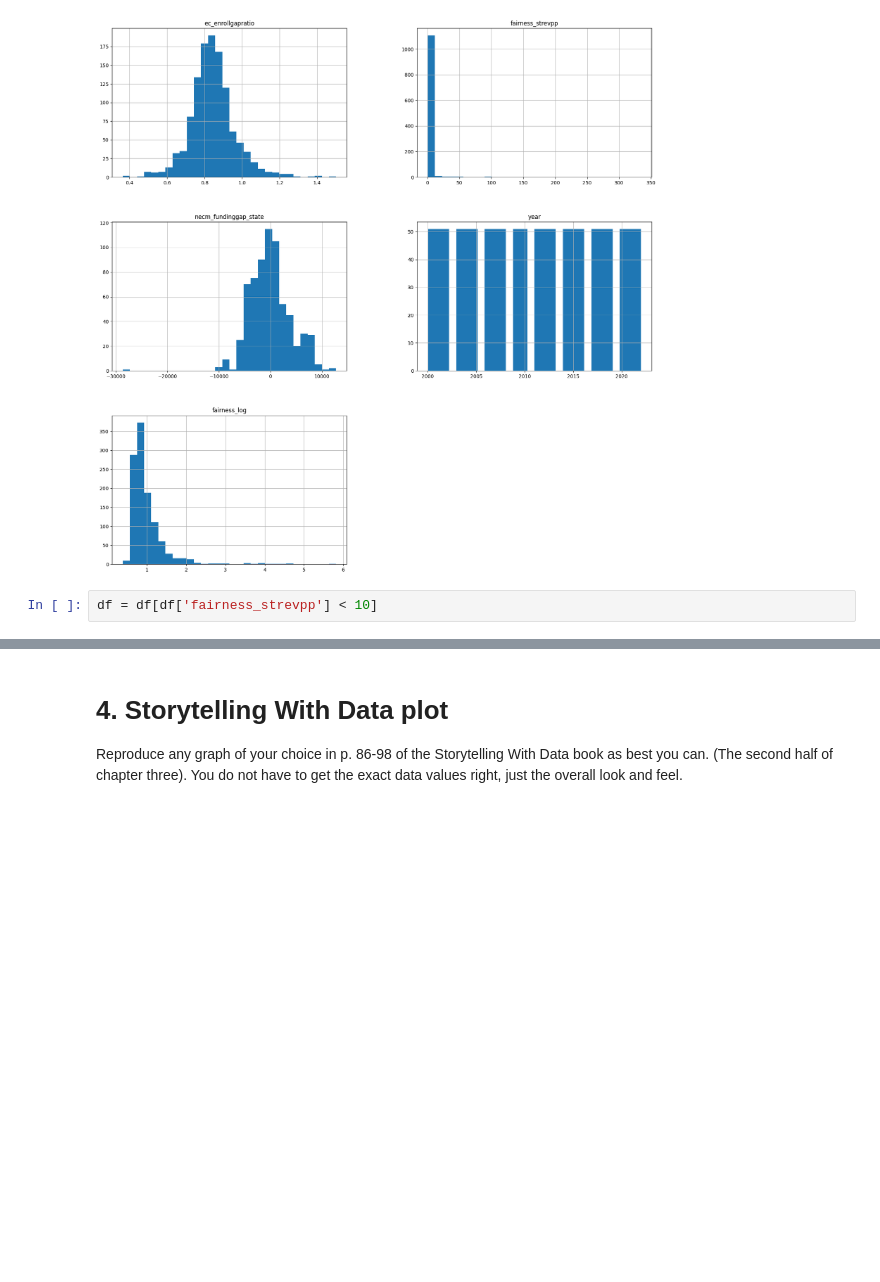
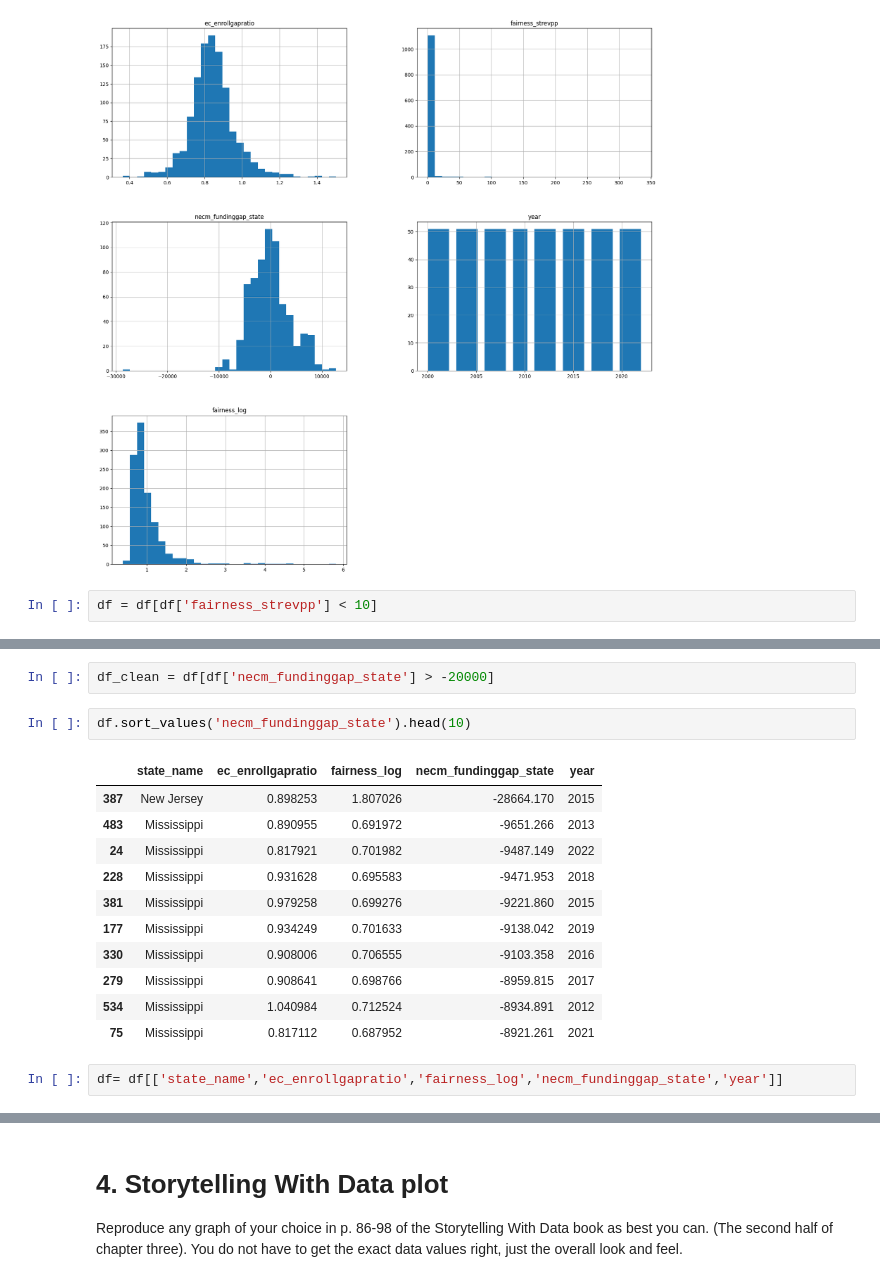
Before and after one commit to SalhaMo/Module-B-semester-2, a Jupyter notebook: Week6.ipynb, the cells around one changed output, grey strips where cells are left out. Drawn from its saved outputs; the diff is of its cells as text; blank space fills up the shorter version.

```diff
--- a/Week6.ipynb
+++ b/Week6.ipynb
@@ -170,3 +203,21 @@ df = df[df['fairness_strevpp'] < 10]
+# %%
+df_clean = df[df['necm_fundinggap_state'] > -20000]
+# %%
+df.sort_values('necm_fundinggap_state').head(10)
+# %% [output]
+|  | state_name | ec_enrollgapratio | fairness_log | necm_fundinggap_state | year |
+| 387 | New Jersey | 0.898253 | 1.807026 | -28664.170 | 2015 |
+| 483 | Mississippi | 0.890955 | 0.691972 | -9651.266 | 2013 |
+| 24 | Mississippi | 0.817921 | 0.701982 | -9487.149 | 2022 |
+| 228 | Mississippi | 0.931628 | 0.695583 | -9471.953 | 2018 |
+| 381 | Mississippi | 0.979258 | 0.699276 | -9221.860 | 2015 |
+| 177 | Mississippi | 0.934249 | 0.701633 | -9138.042 | 2019 |
+| 330 | Mississippi | 0.908006 | 0.706555 | -9103.358 | 2016 |
+| 279 | Mississippi | 0.908641 | 0.698766 | -8959.815 | 2017 |
+| 534 | Mississippi | 1.040984 | 0.712524 | -8934.891 | 2012 |
+| 75 | Mississippi | 0.817112 | 0.687952 | -8921.261 | 2021 |
+# %%
+df= df[['state_name','ec_enrollgapratio','fairness_log','necm_fundinggap_state','year']]
 # %%
 sns.pairplot(df)
 # %% [output]
```
Also changed, not shown: parts of 3 cells of this notebook.
